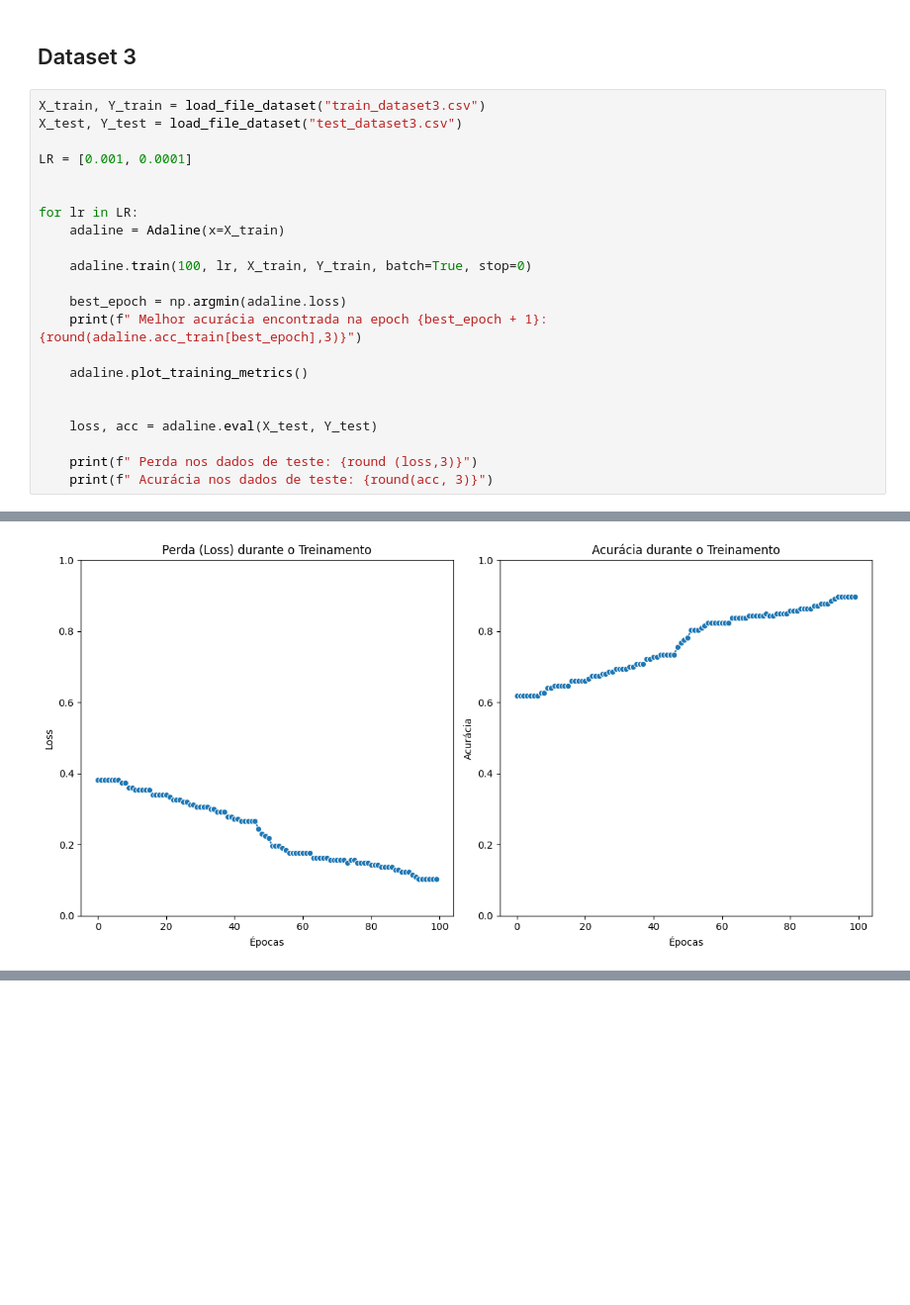
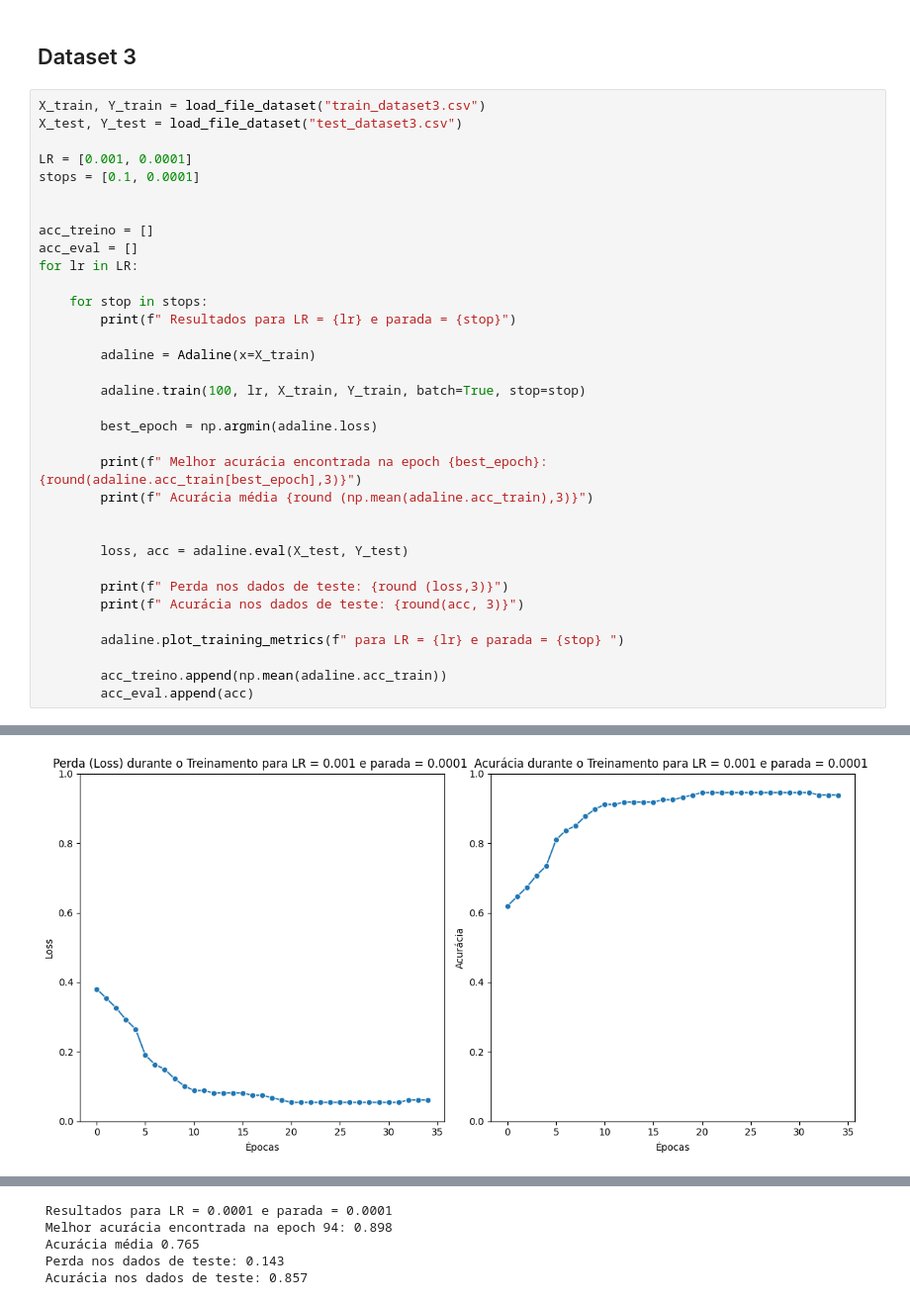
Before and after one commit to WilliamKotoco/university-files, a Jupyter notebook: 7_semester/dnn/adaline/adaline.ipynb, the cells around one changed output, grey strips where cells are left out. Shown: that part at 99% size. Cells and saved outputs as stored; diff of their text form; blank space fills up the shorter version.

```diff
--- a/7_semester/dnn/adaline/adaline.ipynb
+++ b/7_semester/dnn/adaline/adaline.ipynb
@@ -256,21 +349,33 @@ X_train, Y_train = load_file_dataset("train_dataset3.csv")
 X_test, Y_test = load_file_dataset("test_dataset3.csv")
 
 LR = [0.001, 0.0001]
+stops = [0.1, 0.0001]
 
 
+acc_treino = []
+acc_eval = []
 for lr in LR:
-    adaline = Adaline(x=X_train)
 
-    adaline.train(100, lr, X_train, Y_train, batch=True, stop=0)
+    for stop in stops:
+        print(f" Resultados para LR = {lr} e parada = {stop}")
 
-    best_epoch = np.argmin(adaline.loss)
-    print(f" Melhor acurácia encontrada na epoch {best_epoch + 1}: {round(adaline.acc_train[best_epoch],3)}")
+        adaline = Adaline(x=X_train)
 
-    adaline.plot_training_metrics()
+        adaline.train(100, lr, X_train, Y_train, batch=True, stop=stop)
+
+        best_epoch = np.argmin(adaline.loss)
+
+        print(f" Melhor acurácia encontrada na epoch {best_epoch}: {round(adaline.acc_train[best_epoch],3)}")
+        print(f" Acurácia média {round (np.mean(adaline.acc_train),3)}")
 
 
-    loss, acc = adaline.eval(X_test, Y_test)
+        loss, acc = adaline.eval(X_test, Y_test)
 
-    print(f" Perda nos dados de teste: {round (loss,3)}")
-    print(f" Acurácia nos dados de teste: {round(acc, 3)}")
+        print(f" Perda nos dados de teste: {round (loss,3)}")
+        print(f" Acurácia nos dados de teste: {round(acc, 3)}")
+
+        adaline.plot_training_metrics(f" para LR = {lr} e parada = {stop} ")
+
+        acc_treino.append(np.mean(adaline.acc_train))
+        acc_eval.append(acc)
 # %% [output]
@@ -282 +397 @@ for lr in LR:
-[figure, old version]
+[figure, new version]
@@ -284,0 +406,5 @@ for lr in LR:
+ Resultados para LR = 0.0001 e parada = 0.0001
+ Melhor acurácia encontrada na epoch 94: 0.898
+ Acurácia média 0.765
+ Perda nos dados de teste: 0.143
+ Acurácia nos dados de teste: 0.857
```
Also changed, not shown: parts of 6 cells of this notebook.
